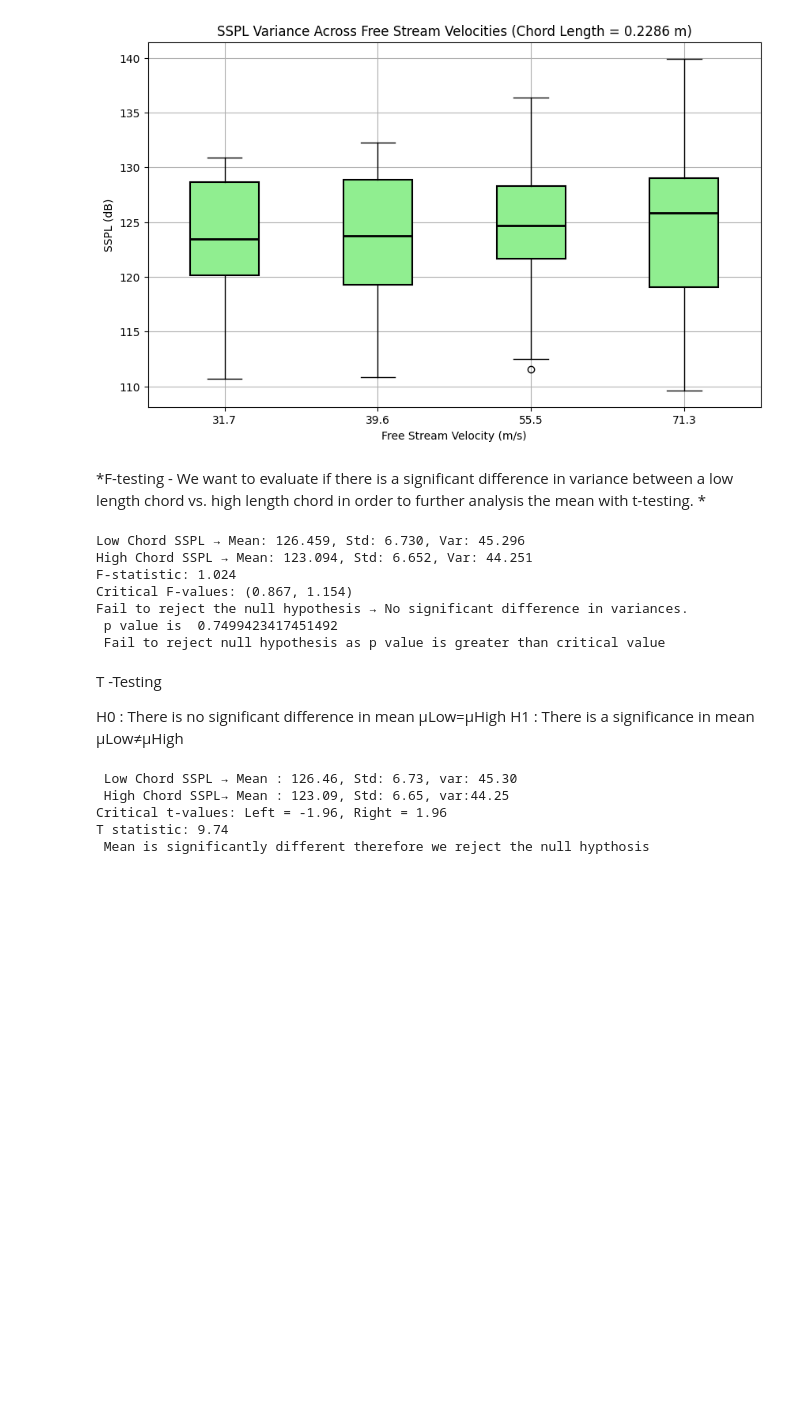
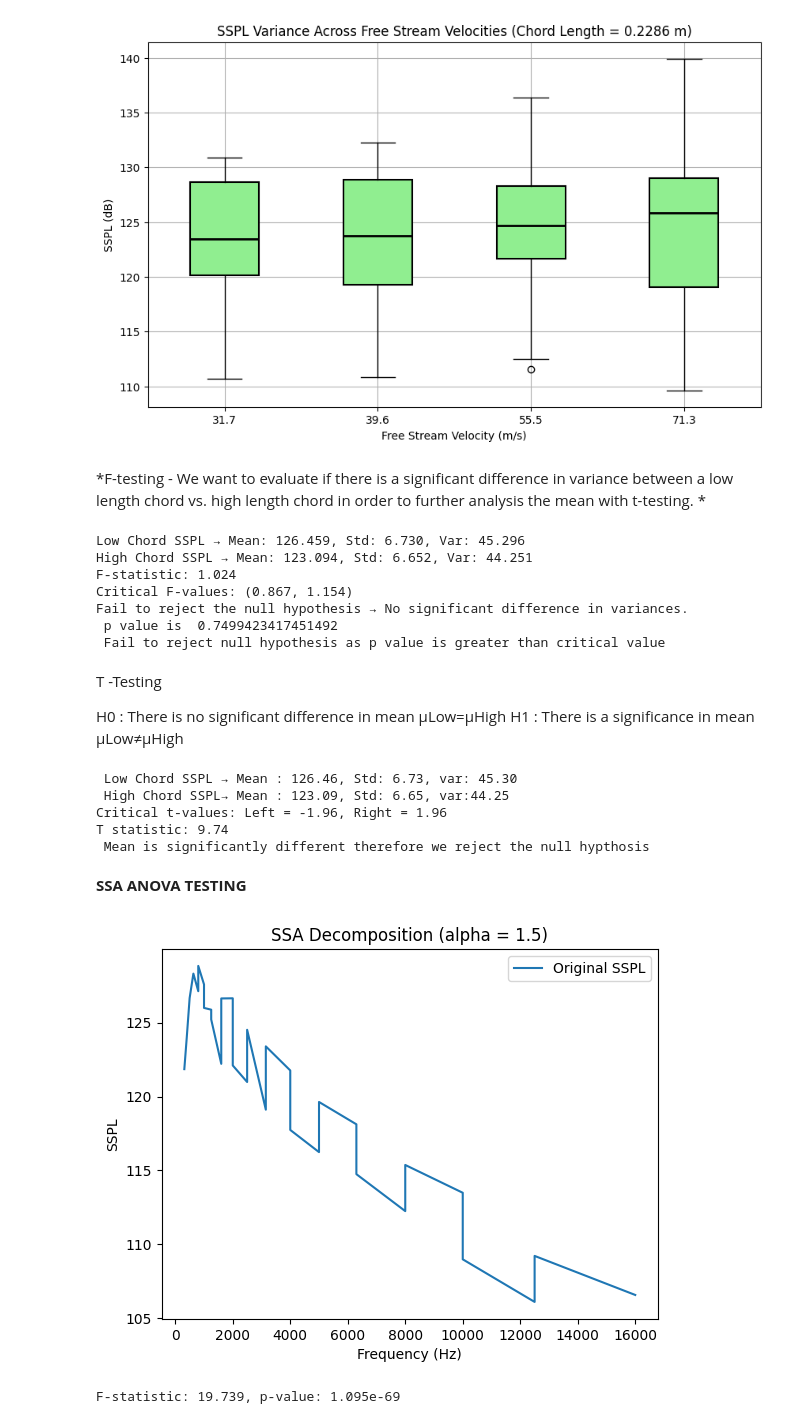
Before and after one commit to not-rudy/Applied-Experimental-Statistics, a Jupyter notebook: NASA_Airfoil_Project.ipynb, the cells around one changed output. Saved outputs shown, nothing was run; the diff lists cells and outputs as text; code cells hidden in the pictures; blank space fills up the shorter version.

```diff
--- a/NASA_Airfoil_Project.ipynb
+++ b/NASA_Airfoil_Project.ipynb
@@ -324,3 +324,79 @@ else:
 Critical t-values: Left = -1.96, Right = 1.96
 T statistic: 9.74
  Mean is significantly different therefore we reject the null hypthosis
+# %% [markdown]
+**SSA ANOVA TESTING**
+# %%
+import pandas as pd
+
+# Load the dataset
+df = pd.read_csv('AirfoilSelfNoise.csv')
+
+## Using the Manual SSA Method
+import numpy as np
+from scipy.linalg import svd
+
+def embed_series(x, L):
+    N = len(x)
+    K = N - L + 1
+    return np.column_stack([x[i:i+K] for i in range(L)])
+
+def ssa_decompose(x, L):
+    X = embed_series(x, L)
+    U, S, VT = svd(X, full_matrices=False)
+    X_elem = np.array([S[i] * np.outer(U[:, i], VT[i, :]) for i in range(len(S))])
+
+    def hankelize(Xi):
+        L, K = Xi.shape
+        N = L + K - 1
+        x_rec = np.zeros(N)
+        for k in range(N):
+            sum_ = 0
+            count = 0
+            for i in range(max(0, k - K + 1), min(L, k + 1)):
+                sum_ += Xi[i, k - i]
+                count += 1
+            x_rec[k] = sum_ / count
+        return x_rec
+
+    return [hankelize(Xi) for Xi in X_elem]
+
+import matplotlib.pyplot as plt
+
+# Filter for a specific alpha value
+df_filtered = df[df['alpha'] == 1.5].sort_values(by='f')
+
+f_vals = df_filtered['f'].values
+sspl = df_filtered['SSPL'].values
+
+# Apply SSA
+components = ssa_decompose(sspl, L=150)
+
+# Plot original + first 3 components
+plt.plot(f_vals, sspl, label='Original SSPL')
+for i, comp in enumerate(components[:3]):
+    plt.plot(f_vals, comp[:len(f_vals)], label=f'Component {i+1}')
+plt.legend()
+plt.title("SSA Decomposition (alpha = 1.5)")
+plt.xlabel("Frequency (Hz)")
+plt.ylabel("SSPL")
+plt.show()
+
+from scipy.stats import f_oneway
+
+# Store component 0 from each alpha
+grouped_components = []
+for alpha_val in df['alpha'].unique():
+    sub_df = df[df['alpha'] == alpha_val].sort_values('f')
+    y = sub_df['SSPL'].values
+    if len(y) < 30:  # SSA window size check
+        continue
+    comp = ssa_decompose(y, L=30)[0]
+    grouped_components.append(comp[:len(y)])  # Trim if needed
+
+# Run ANOVA
+f_stat, p_val = f_oneway(*grouped_components)
+print(f"F-statistic: {f_stat:.3f}, p-value: {p_val:.3e}")
+# %% [output]
+[figure, added]
+F-statistic: 19.739, p-value: 1.095e-69
```
